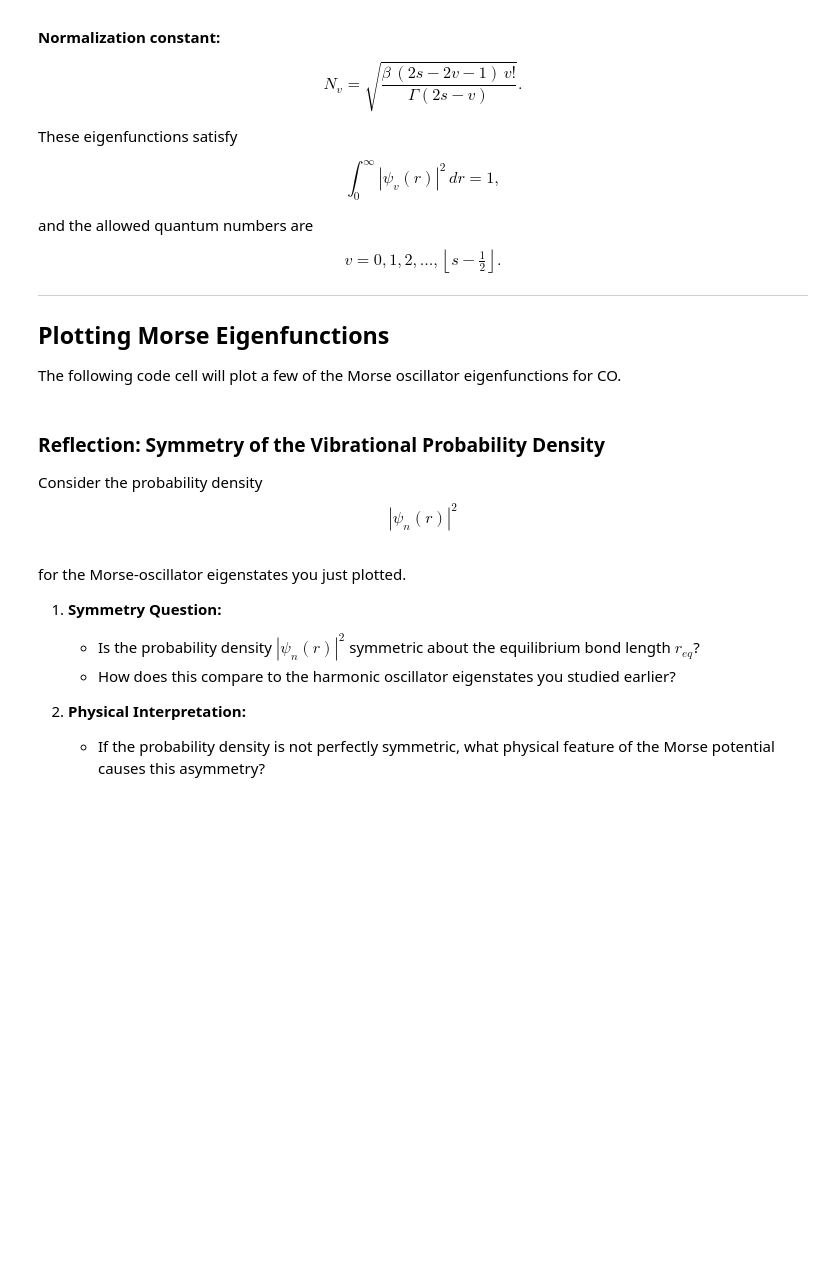
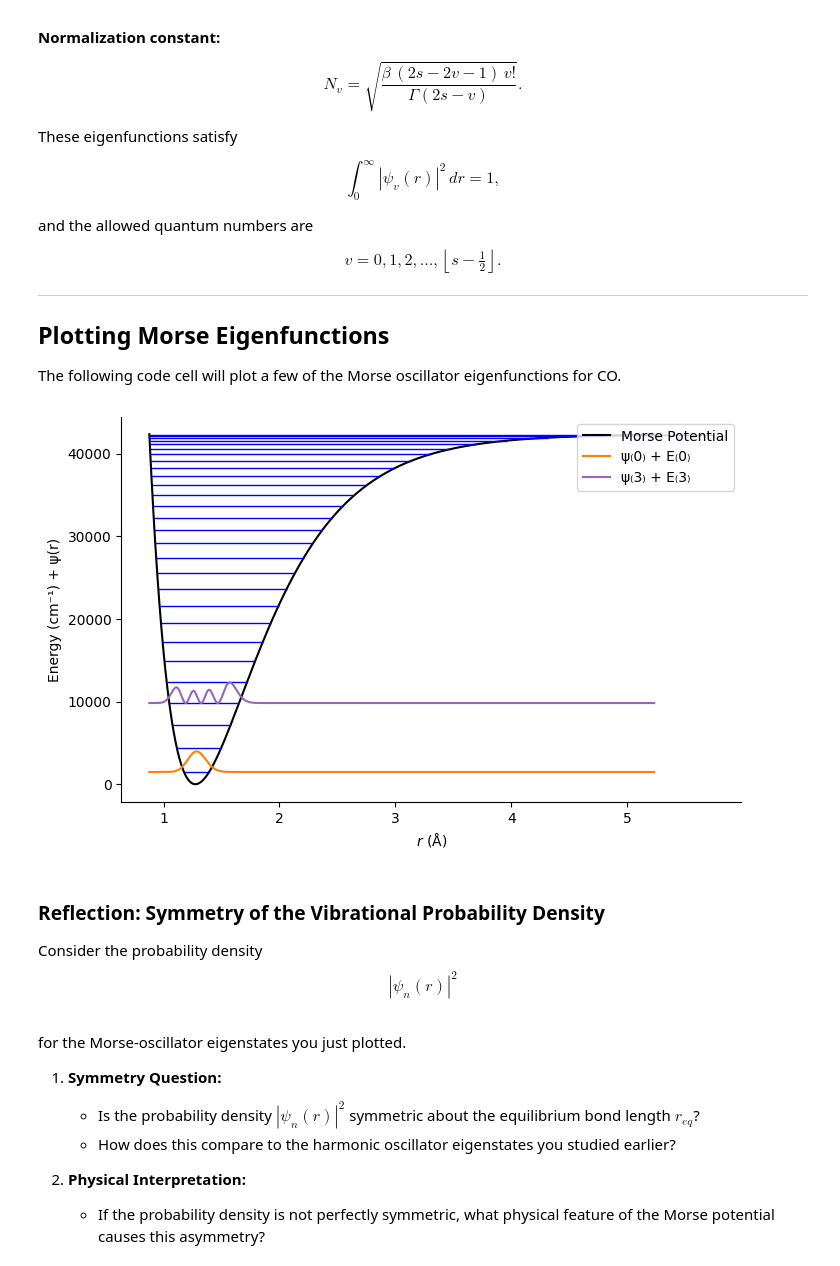
Before and after one commit to Schrodingers-cats-pchem/chem3141-book, a Jupyter notebook: content/lecture_notes/vibration.ipynb, the cells around one changed output. Cells and saved outputs as stored; diff of their text form; code cells hidden in the pictures; blank space fills up the shorter version.

```diff
--- a/content/lecture_notes/vibration.ipynb
+++ b/content/lecture_notes/vibration.ipynb
@@ -1686,39 +1686,45 @@ De   = dissociation_energy(we, wexe)
 ke   = morse_ke(we, mu)
 a    = morse_a(we, mu, De)
 lam  = morse_lambda(mu, De, a)
-vmax = vmax(lam)
+v_max = vmax(lam)
 
 # Build grid and compute potential
 r, dr = make_rgrid(re, a)
 V = morse_potential(r, De, a, re)
 
 # ——— Plotting ———
 
 fig, ax = plt.subplots(figsize=(8,5))
 
 # Morse potential (converted back to cm⁻¹ for plotting + Te offset)
+
 ax.plot(r*1e10, V/FAC + Te, color='black', label='Morse Potential')
 
+if v_max > 1000:
+    v_max = 10
+
 # Energy levels and turning points
-for v in range(vmax + 1):
+for v in range(v_max + 1):
     E = energy_morse_J(v, we, wexe)
     rm, rp = turning_points(E, De, a, re)
     ax.hlines(E/FAC + Te, rm*1e10, rp*1e10,
               colors='blue', linewidth=1)
 
 # Plot two selected wavefunctions (v=0 and v=3)
 for v, color in [(0, 'tab:orange'), (3, 'tab:purple')]:
     psi = morse_wavefunction(v, r, lam, a, re, norm_peak=we/2)
     psi_plot = psi ** 2 + energy_morse_J(v, we, wexe)/FAC + Te
     ax.plot(r*1e10, psi_plot, color=color, label=f'ψ₍{v}₎ + E₍{v}₎')
 
 # Formatting
 ax.set_xlabel(r'$r$ (Å)')
 ax.set_ylabel(r'Energy (cm⁻¹) + ψ(r)')
 ax.spines['top'].set_visible(False)
 ax.spines['right'].set_visible(False)
 ax.legend(loc='upper right')
 plt.show()
+# %% [output]
+[figure, added]
 # %% [markdown]
 ### Reflection: Symmetry of the Vibrational Probability Density
 
```
Also changed, not shown: parts of 8 cells of this notebook, 19 other files.
